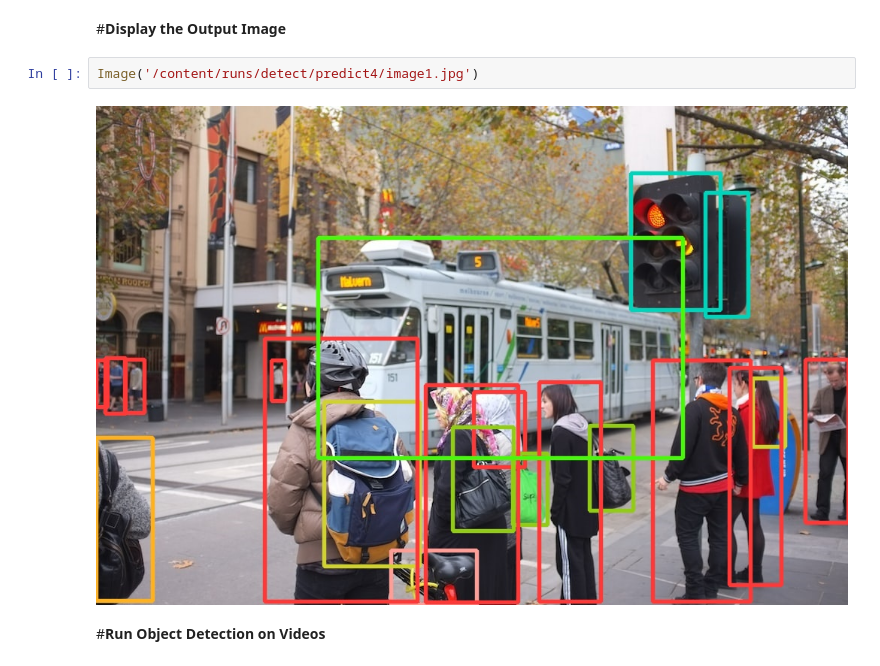
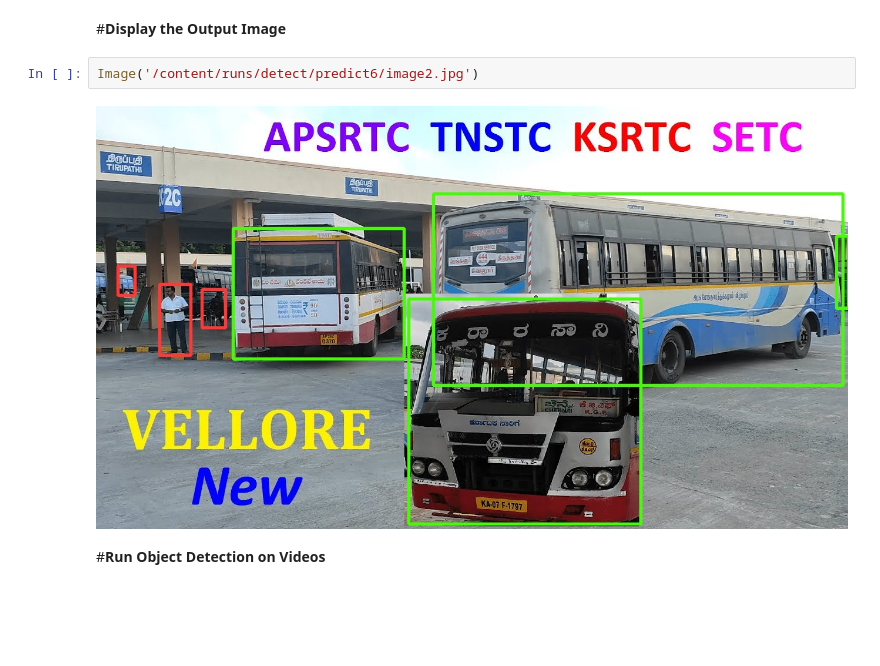
Before and after one commit to learnvisionAI/ObjectDetection_YOLO, a Jupyter notebook: Session1_YOLOV8_Inference/YOLOv8_Introduction.ipynb, the cells around one changed output. Saved outputs shown, nothing was run; the diff lists cells and outputs as text; blank space fills up the shorter version.

```diff
--- a/Session1_YOLOV8_Inference/YOLOv8_Introduction.ipynb
+++ b/Session1_YOLOV8_Inference/YOLOv8_Introduction.ipynb
@@ -128,8 +159,8 @@ Results saved to runs/detect/predict4
 # %% [markdown]
 #**Display the Output Image**
 # %%
-Image('/content/runs/detect/predict4/image1.jpg')
+Image('/content/runs/detect/predict6/image2.jpg')
 # %% [output]
-[figure, old version]
+[figure, new version]
 # %% [markdown]
 #**Run Object Detection on Videos**
```
Also changed, not shown: parts of 21 cells of this notebook.
